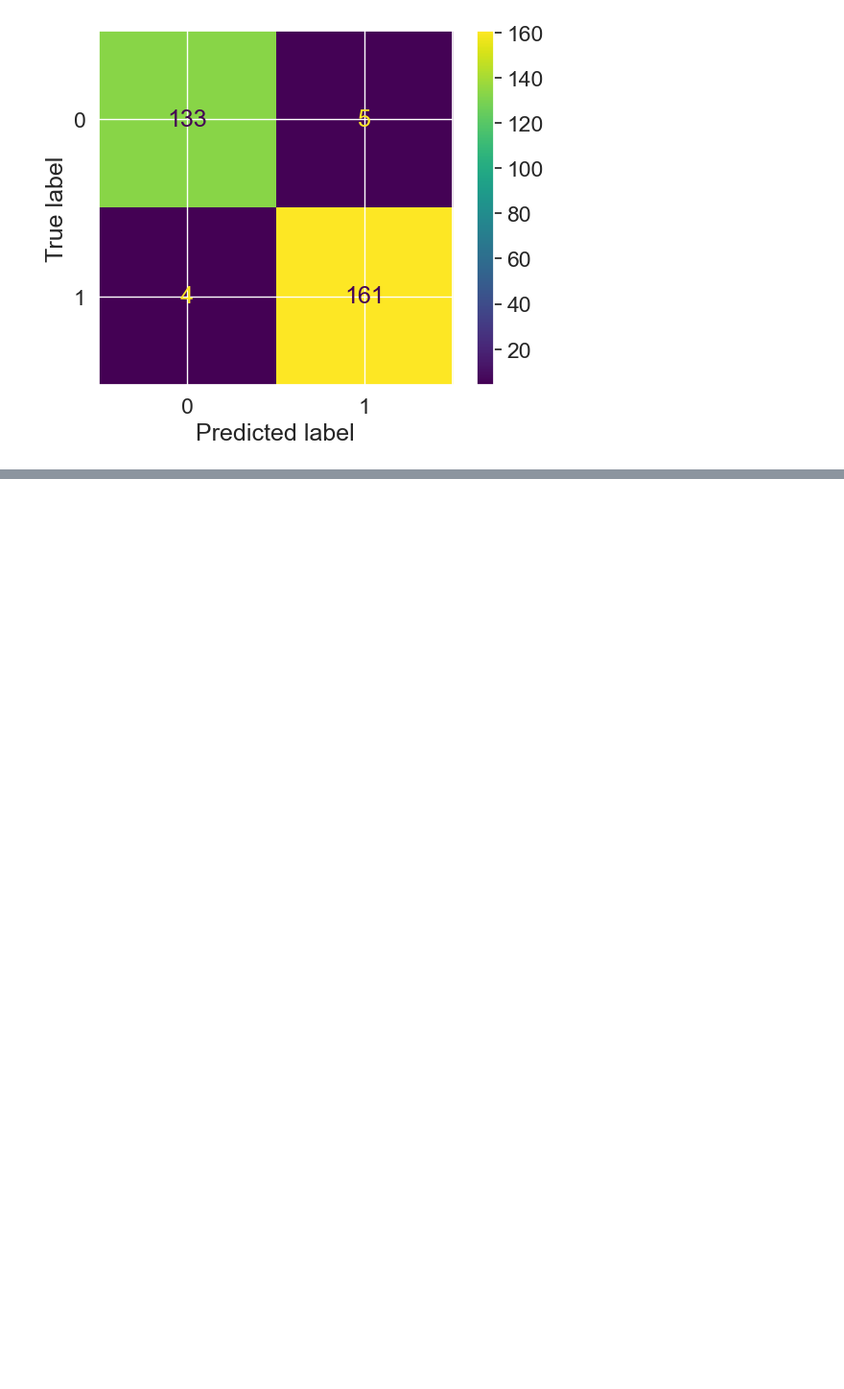
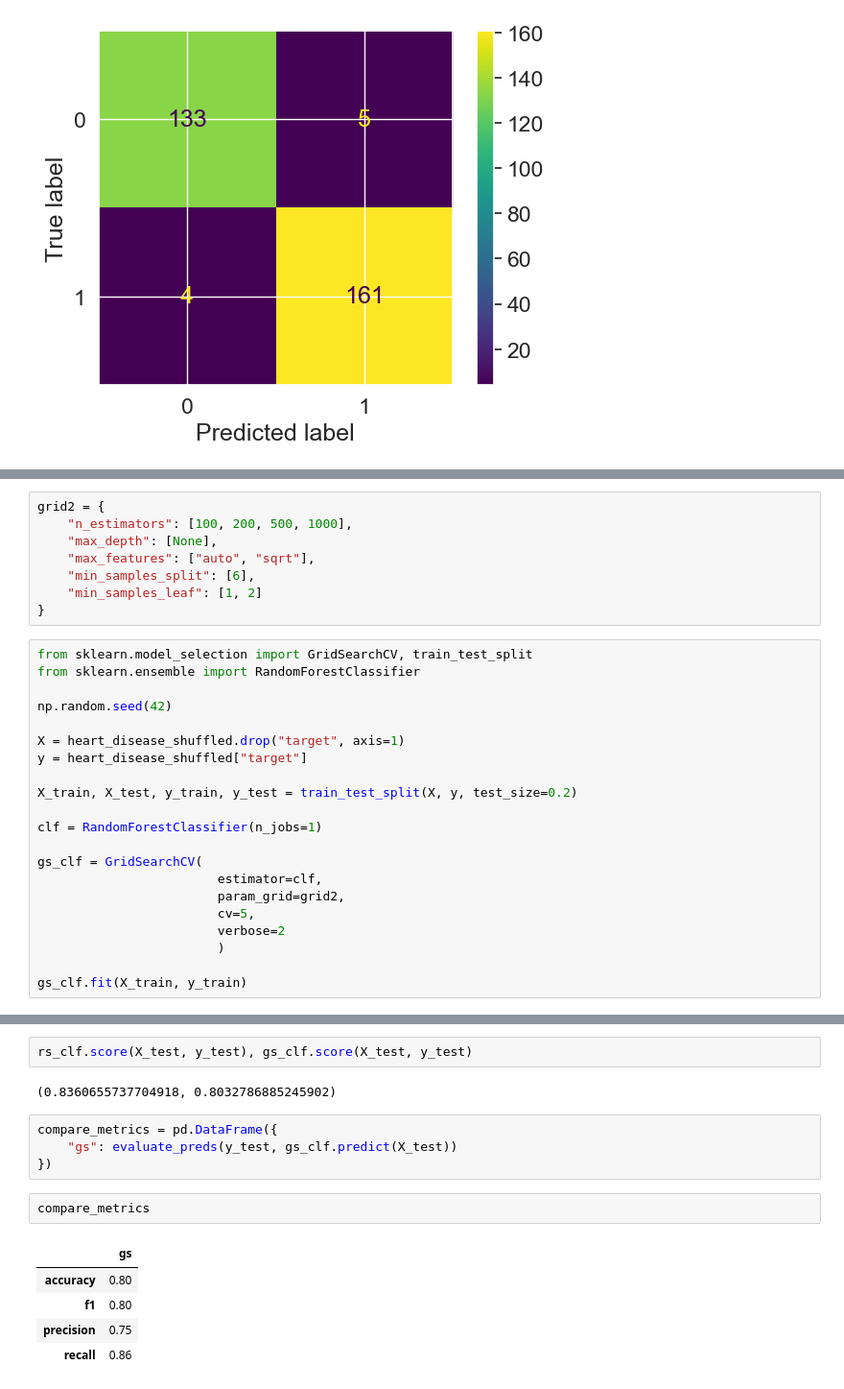
Before and after one commit to AliAbdallah454/ZTMMlCourse, a Jupyter notebook: scikit-learn/scikit-learn2.ipynb, the cells around one changed output, grey strips where cells are left out. Shown: that part at 96% size. Cells and saved outputs as stored; diff of their text form; blank space fills up the shorter version.

```diff
--- a/scikit-learn/scikit-learn2.ipynb
+++ b/scikit-learn/scikit-learn2.ipynb
@@ -185,0 +605,29 @@ weighted avg       0.85      0.85      0.85        61
+# %%
+grid2 = {
+    "n_estimators": [100, 200, 500, 1000],
+    "max_depth": [None],
+    "max_features": ["auto", "sqrt"],
+    "min_samples_split": [6],
+    "min_samples_leaf": [1, 2]
+}
+# %%
+from sklearn.model_selection import GridSearchCV, train_test_split
+from sklearn.ensemble import RandomForestClassifier
+
+np.random.seed(42)
+
+X = heart_disease_shuffled.drop("target", axis=1)
+y = heart_disease_shuffled["target"]
+
+X_train, X_test, y_train, y_test = train_test_split(X, y, test_size=0.2)
+
+clf = RandomForestClassifier(n_jobs=1)
+
+gs_clf = GridSearchCV(
+                        estimator=clf,
+                        param_grid=grid2,
+                        cv=5,
+                        verbose=2
+                        )
+
+gs_clf.fit(X_train, y_train)
@@ -185,0 +682,16 @@ weighted avg       0.85      0.85      0.85        61
+# %%
+rs_clf.score(X_test, y_test), gs_clf.score(X_test, y_test)
+# %% [output]
+(0.8360655737704918, 0.8032786885245902)
+# %%
+compare_metrics = pd.DataFrame({
+    "gs": evaluate_preds(y_test, gs_clf.predict(X_test))
+})
+# %%
+compare_metrics
+# %% [output]
+|  | gs |
+| accuracy | 0.80 |
+| f1 | 0.80 |
+| precision | 0.75 |
+| recall | 0.86 |
```
Also changed, not shown: parts of 67 cells of this notebook, 2 other files.
